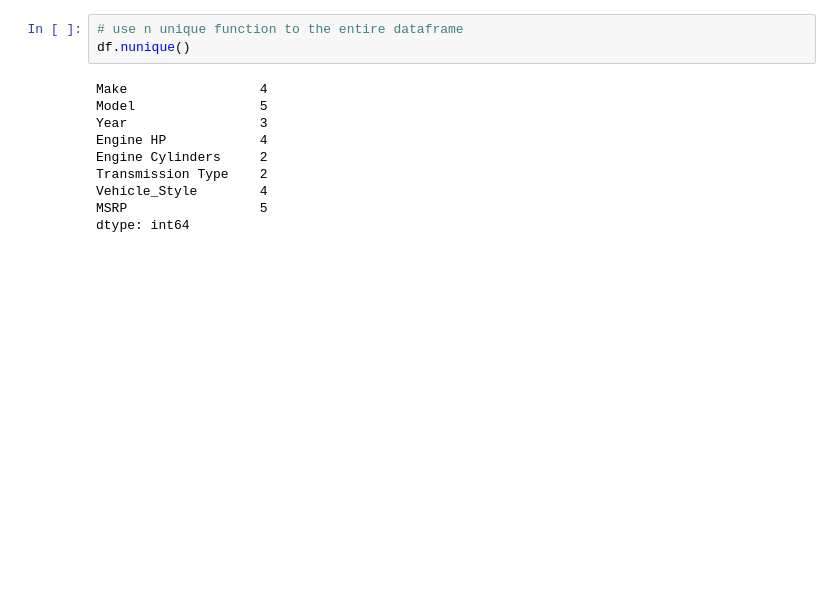
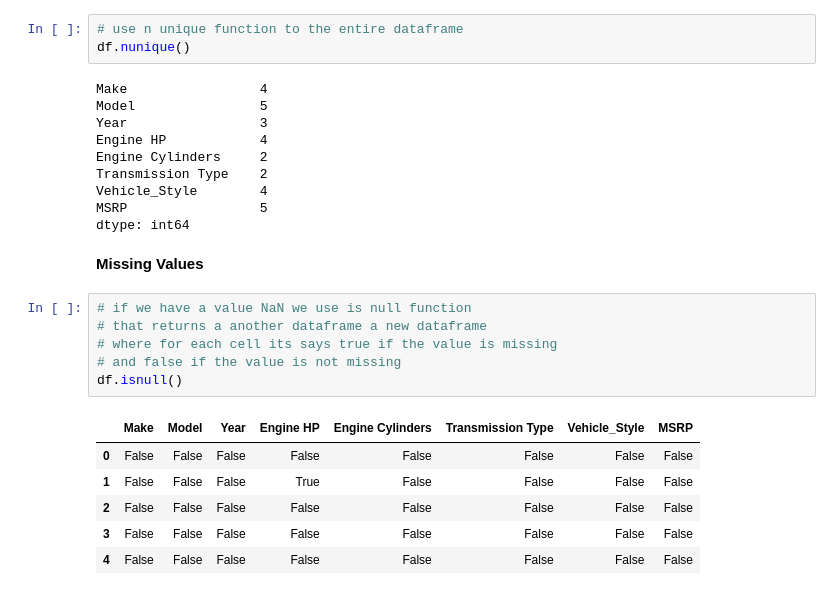
Before and after one commit to carlos-alves-one/Pandas-Learning-2, a Jupyter notebook: Pandas_Learning_2.ipynb, the cells around one changed output. Drawn from its saved outputs; the diff is of its cells as text; blank space fills up the shorter version.

Commit message:
Use the function is null with the dataframe

```diff
--- a/Pandas_Learning_2.ipynb
+++ b/Pandas_Learning_2.ipynb
@@ -521,3 +521,18 @@ Transmission Type    2
 Vehicle_Style        4
 MSRP                 5
 dtype: int64
+# %% [markdown]
+**Missing Values**
+# %%
+# if we have a value NaN we use is null function
+# that returns a another dataframe a new dataframe
+# where for each cell its says true if the value is missing
+# and false if the value is not missing
+df.isnull()
+# %% [output]
+|  | Make | Model | Year | Engine HP | Engine Cylinders | Transmission Type | Vehicle_Style | MSRP |
+| 0 | False | False | False | False | False | False | False | False |
+| 1 | False | False | False | True | False | False | False | False |
+| 2 | False | False | False | False | False | False | False | False |
+| 3 | False | False | False | False | False | False | False | False |
+| 4 | False | False | False | False | False | False | False | False |
```
